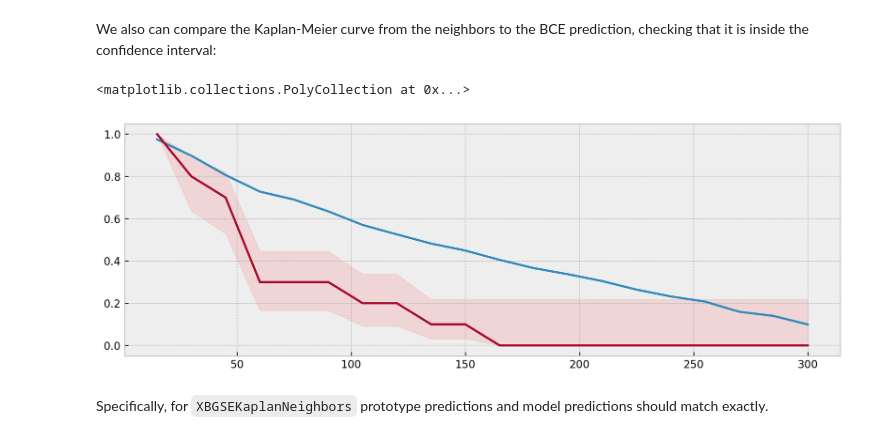
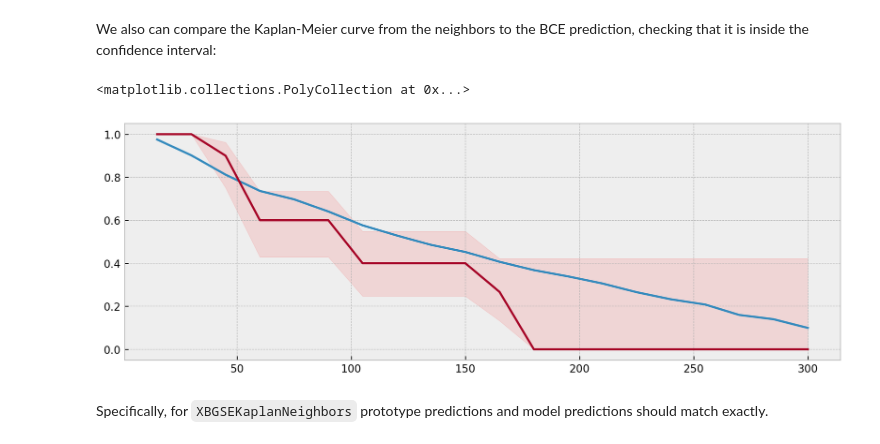
Before and after one commit to loft-br/xgboost-survival-embeddings, a Jupyter notebook: examples/how_xgbse_works.ipynb, the cells around one changed output. Drawn from its saved outputs; the diff is of its cells as text; code cells hidden in the pictures.

```diff
--- a/examples/how_xgbse_works.ipynb
+++ b/examples/how_xgbse_works.ipynb
@@ -385,7 +399,7 @@ The package follows `scikit-learn` API, with a minor adaptation to work with tim
 # %%
 # fitting xgbse model
 xgbse_model = XGBSEDebiasedBCE(PARAMS_XGB_AFT, PARAMS_LR)
-xgbse_model.fit(X_train, y_train, time_bins=TIME_BINS)
+xgbse_model.fit(X_train, y_train, time_bins=TIME_BINS, num_boost_round=1000)
 
 # predicting
 survival = xgbse_model.predict(X_valid)
@@ -417,7 +431,7 @@ interval_probs.head()
 # %%
 # fitting xgbse model
 xgbse_model = XGBSEKaplanNeighbors(n_neighbors=50)
-xgbse_model.fit(X_train, y_train, time_bins=TIME_BINS)
+xgbse_model.fit(X_train, y_train, time_bins=TIME_BINS, num_boost_round=1000)
 
 # predicting
 mean, upper_ci, lower_ci = xgbse_model.predict(X_valid, return_ci=True)
@@ -571,9 +580,10 @@ xgb_model = XGBSEDebiasedBCE(PARAMS_XGB_AFT, PARAMS_LR)
 xgb_model.fit(
     X_train,
     y_train,
+    num_boost_round=1000,
     validation_data=(X_valid, y_valid),
     early_stopping_rounds=10,
     time_bins=TIME_BINS,
-    verbose_eval=50
+    verbose_eval=50,
 )
 # %% [output]
@@ -597,9 +606,7 @@ XGBSEDebiasedBCE(xgb_params={'aft_loss_distribution': 'normal',
 `xgbse` also provides explainability through prototypes, searching the embedding for neighbors. The idea behind this is to explain model predictions with real samples, providing solid ground to justify them (see [8]). The method `.get_neighbors()` returns the `n_neighbors` nearest neighbors in `index_data` for each sample in `query_data`:
 # %%
 neighbors = xgb_model.get_neighbors(
-    query_data=X_valid,
-    index_data=X_train,
-    n_neighbors=10
+    query_data=X_valid, index_data=X_train, n_neighbors=10
 )
 neighbors.head(5)
 # %% [output]
@@ -637,21 +644,21 @@ We also can compare the Kaplan-Meier curve from the neighbors to the BCE predict
 # %%
 from xgbse.non_parametric import calculate_kaplan_vectorized
 
 mean, high, low = calculate_kaplan_vectorized(
-    np.array([y['c2'][neighbors.iloc[i]]]),
-    np.array([y['c1'][neighbors.iloc[i]]]),
-    TIME_BINS
+    np.array([y["c2"][neighbors.iloc[i]]]),
+    np.array([y["c1"][neighbors.iloc[i]]]),
+    TIME_BINS,
 )
 
 model_surv = xgb_model.predict(X_valid)
 
-plt.figure(figsize=(12,4), dpi=120)
+plt.figure(figsize=(12, 4), dpi=120)
 plt.plot(model_surv.columns, model_surv.iloc[i])
 plt.plot(mean.columns, mean.iloc[0])
-plt.fill_between(mean.columns, low.iloc[0], high.iloc[0], alpha=0.1, color='red')
+plt.fill_between(mean.columns, low.iloc[0], high.iloc[0], alpha=0.1, color="red")
 # %% [output]
 <matplotlib.collections.PolyCollection at 0x...>
-[figure, old version]
+[figure, new version]
 # %% [markdown]
 Specifically, for `XBGSEKaplanNeighbors` prototype predictions and model predictions should match exactly.
 # %% [markdown]
```
Also changed, not shown: parts of 23 cells of this notebook, 20 other files.
